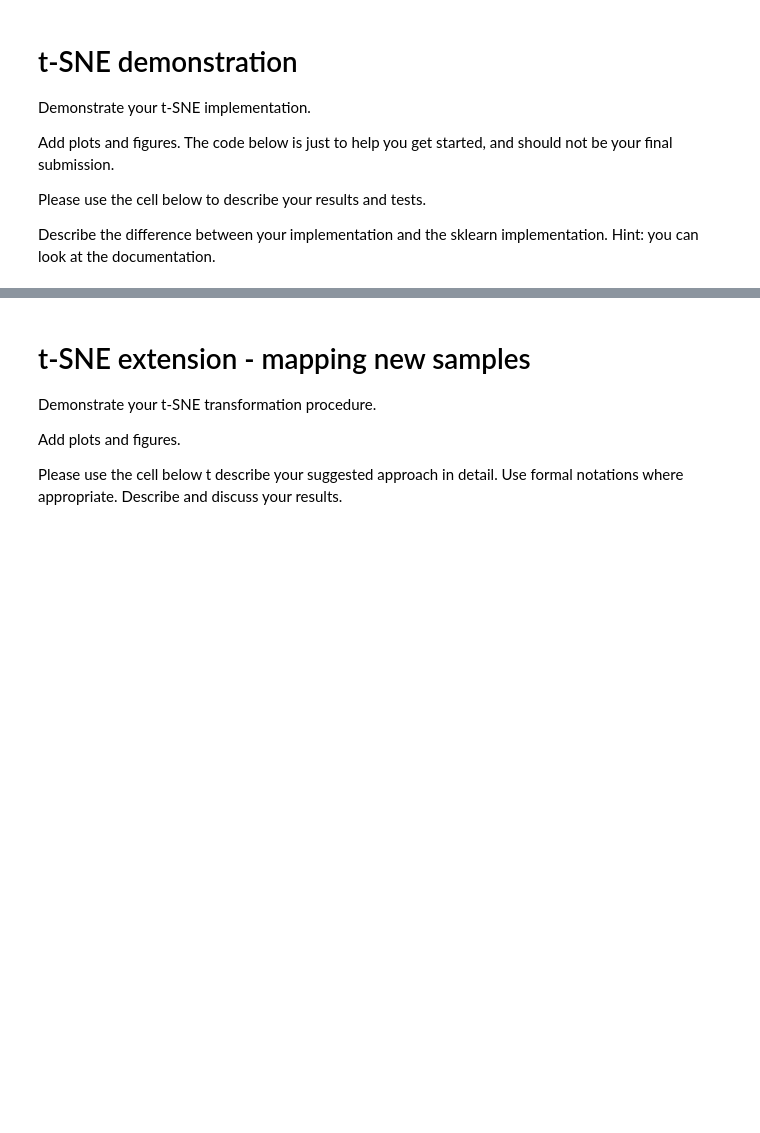
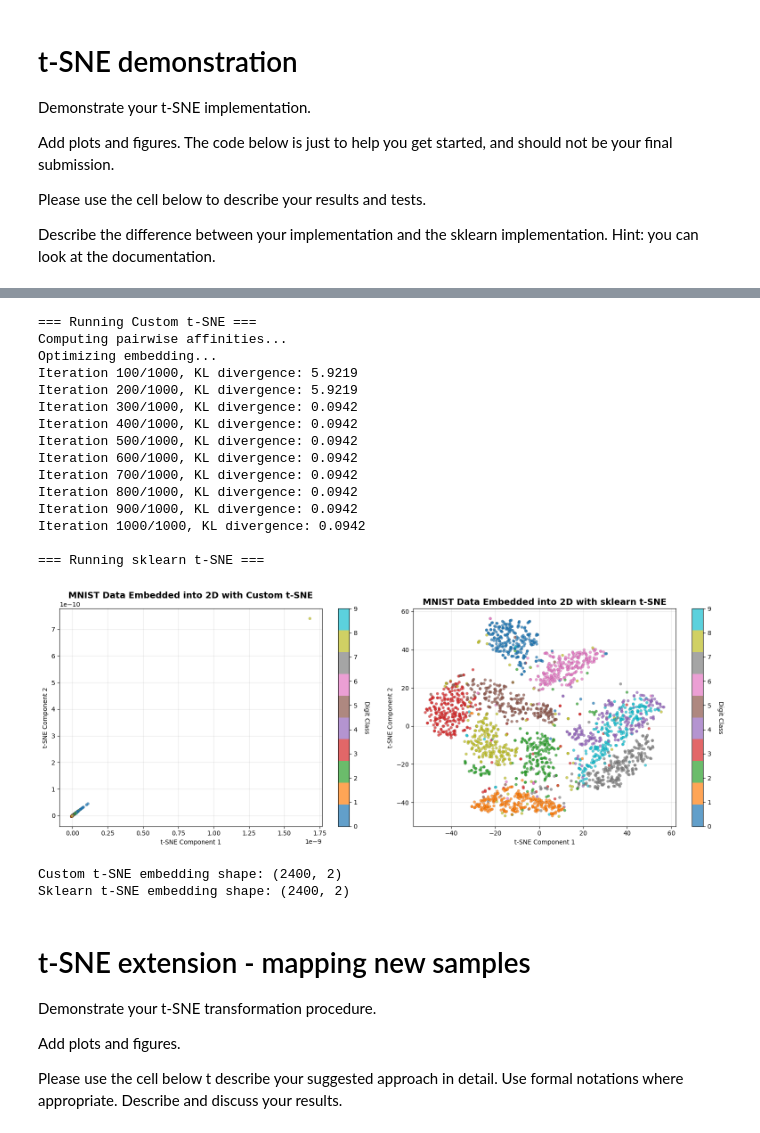
Before and after one commit to Yaligal12/Advanced-Machine-Learning, a Jupyter notebook: HW1.ipynb, the cells around one changed output, grey strips where cells are left out. Saved outputs shown, nothing was run; the diff lists cells and outputs as text; code cells hidden in the pictures; blank space fills up the shorter version.

```diff
--- a/HW1.ipynb
+++ b/HW1.ipynb
@@ -91,24 +374,66 @@ Describe the difference between your implementation and the sklearn implementati
 # %%
 # Run your custom t-SNE implementation
-custom_tsne = CustomTSNE(n_components=2, perplexity=N/10)
+print("\n=== Running Custom t-SNE ===")
+# sigma controls the bandwidth of the Gaussian kernel
+# Typical values: 0.5-5.0, adjust based on dataset scale
+sigma_value = 1.0
+custom_tsne = CustomTSNE(n_components=2, sigma=sigma_value, n_iter=1000, learning_rate=200.0)
 custom_Y = custom_tsne.fit_transform(X_train)
 
 # Run sklearn t-SNE
-sk_tsne = TSNE(n_components=2, init='random', perplexity=N/10)
+print("\n=== Running sklearn t-SNE ===")
+# sklearn uses perplexity parameter (adaptive per point)
+perplexity_value = 30.0  # Standard value
+sk_tsne = TSNE(n_components=2, init='random', perplexity=perplexity_value, max_iter=1000, random_state=42)
 sk_Y = sk_tsne.fit_transform(X_train)
 
-# Visualization of the result
-plt.figure()
-plt.scatter(custom_Y[:, 0], custom_Y[:, 1], s=5, c=label_train.astype(int), cmap='tab10')
-plt.scatter(custom_Y[:, 0], custom_Y[:, 1], s=5, c=label_train.astype(int), cmap='tab10')
-plt.colorbar()
-plt.title('MNIST Data Embedded into 2D with Custom t-SNE')
+# Visualization of the results
+fig, axes = plt.subplots(1, 2, figsize=(16, 6))
 
-plt.figure()
-plt.scatter(sk_Y[:, 0], sk_Y[:, 1], s=5, c=label_train.astype(int), cmap='tab10')
-plt.colorbar()
-plt.title('MNIST Data Embedded into 2D with sklearn t-SNE')
+# Custom t-SNE
+scatter1 = axes[0].scatter(custom_Y[:, 0], custom_Y[:, 1], s=20, c=label_train.astype(int),
+                           cmap='tab10', alpha=0.7, edgecolors='k', linewidth=0.1)
+axes[0].set_title('MNIST Data Embedded into 2D with Custom t-SNE', fontsize=14, fontweight='bold')
+axes[0].set_xlabel('t-SNE Component 1')
+axes[0].set_ylabel('t-SNE Component 2')
+axes[0].grid(True, alpha=0.3)
+cbar1 = plt.colorbar(scatter1, ax=axes[0])
+cbar1.set_label('Digit Class', rotation=270, labelpad=20)
+
+# Sklearn t-SNE
+scatter2 = axes[1].scatter(sk_Y[:, 0], sk_Y[:, 1], s=20, c=label_train.astype(int),
+                           cmap='tab10', alpha=0.7, edgecolors='k', linewidth=0.1)
+axes[1].set_title('MNIST Data Embedded into 2D with sklearn t-SNE', fontsize=14, fontweight='bold')
+axes[1].set_xlabel('t-SNE Component 1')
+axes[1].set_ylabel('t-SNE Component 2')
+axes[1].grid(True, alpha=0.3)
+cbar2 = plt.colorbar(scatter2, ax=axes[1])
+cbar2.set_label('Digit Class', rotation=270, labelpad=20)
+
+plt.tight_layout()
 plt.show()
+
+print(f"\nCustom t-SNE embedding shape: {custom_Y.shape}")
+print(f"Sklearn t-SNE embedding shape: {sk_Y.shape}")
+# %% [output]
+=== Running Custom t-SNE ===
+Computing pairwise affinities...
+Optimizing embedding...
+Iteration 100/1000, KL divergence: 5.9219
+Iteration 200/1000, KL divergence: 5.9219
+Iteration 300/1000, KL divergence: 0.0942
+Iteration 400/1000, KL divergence: 0.0942
+Iteration 500/1000, KL divergence: 0.0942
+Iteration 600/1000, KL divergence: 0.0942
+Iteration 700/1000, KL divergence: 0.0942
+Iteration 800/1000, KL divergence: 0.0942
+Iteration 900/1000, KL divergence: 0.0942
+Iteration 1000/1000, KL divergence: 0.0942
+
+=== Running sklearn t-SNE ===
+[figure, added]
+Custom t-SNE embedding shape: (2400, 2)
+Sklearn t-SNE embedding shape: (2400, 2)
 # %% [markdown]
 # t-SNE extension - mapping new samples
 Demonstrate your t-SNE transformation procedure.
```
Also changed, not shown: parts of 11 cells of this notebook, 1 other file.
